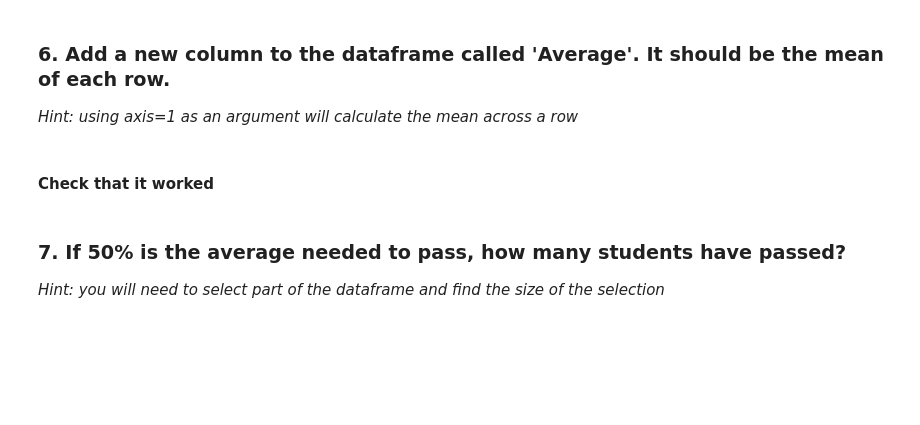
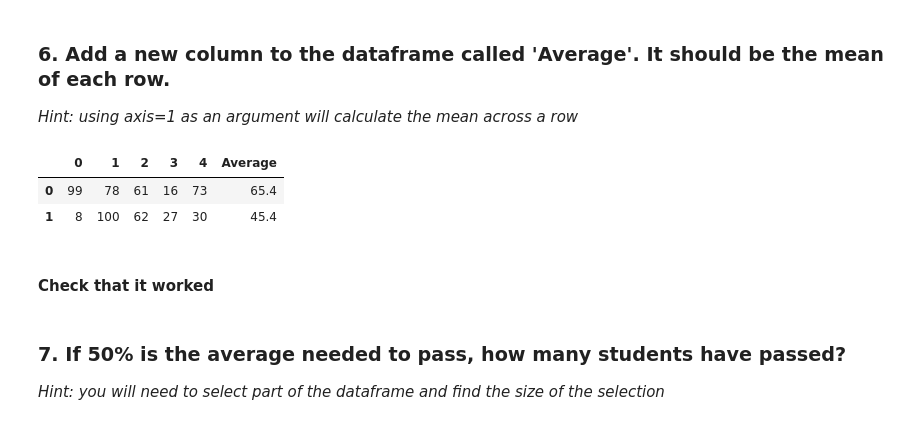
Before and after one commit to julianeberek/moinworld_da_2020-11, a Jupyter notebook: 1.Lab-Intro_numpy_pandas.ipynb, the cells around one changed output. Cells and saved outputs as stored; diff of their text form; code cells hidden in the pictures; blank space fills up the shorter version.

```diff
--- a/1.Lab-Intro_numpy_pandas.ipynb
+++ b/1.Lab-Intro_numpy_pandas.ipynb
@@ -57,3 +218,9 @@ col_names = ['Algebra', 'History', 'Physics', 'Biology', 'Language']
+# %%
+grades.head(2)
+# %% [output]
+|  | 0 | 1 | 2 | 3 | 4 | Average |
+| 0 | 99 | 78 | 61 | 16 | 73 | 65.4 |
+| 1 | 8 | 100 | 62 | 27 | 30 | 45.4 |
 # %% [markdown]
 #### Check that it worked
 # %% [markdown]
```
Also changed, not shown: parts of 27 cells of this notebook, 1 other file.
